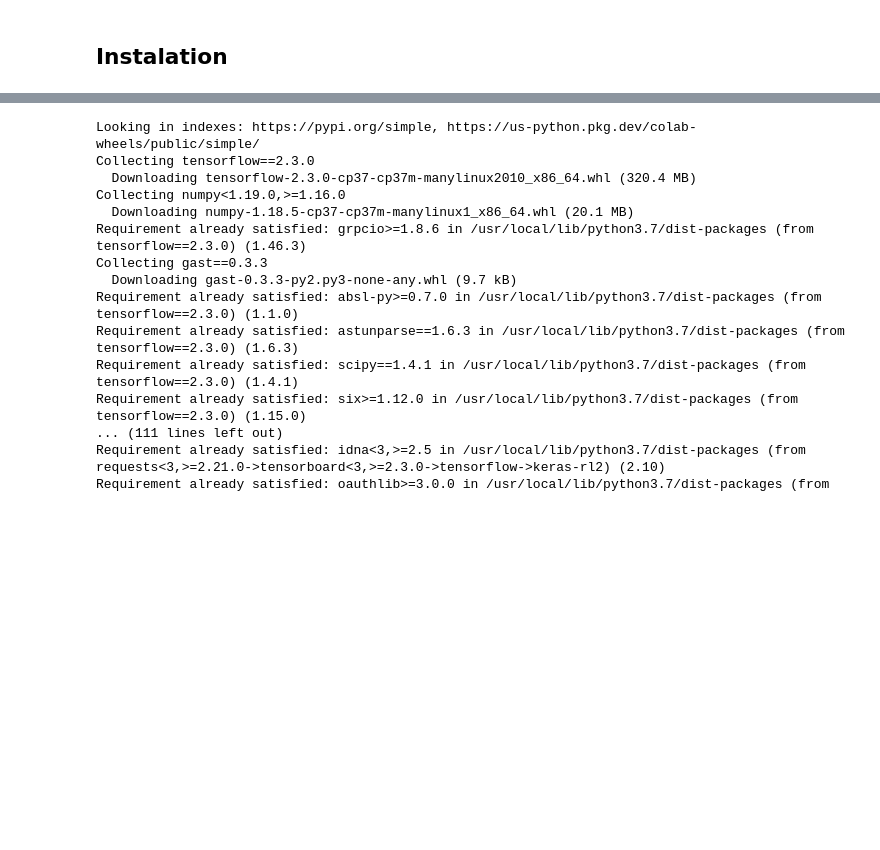
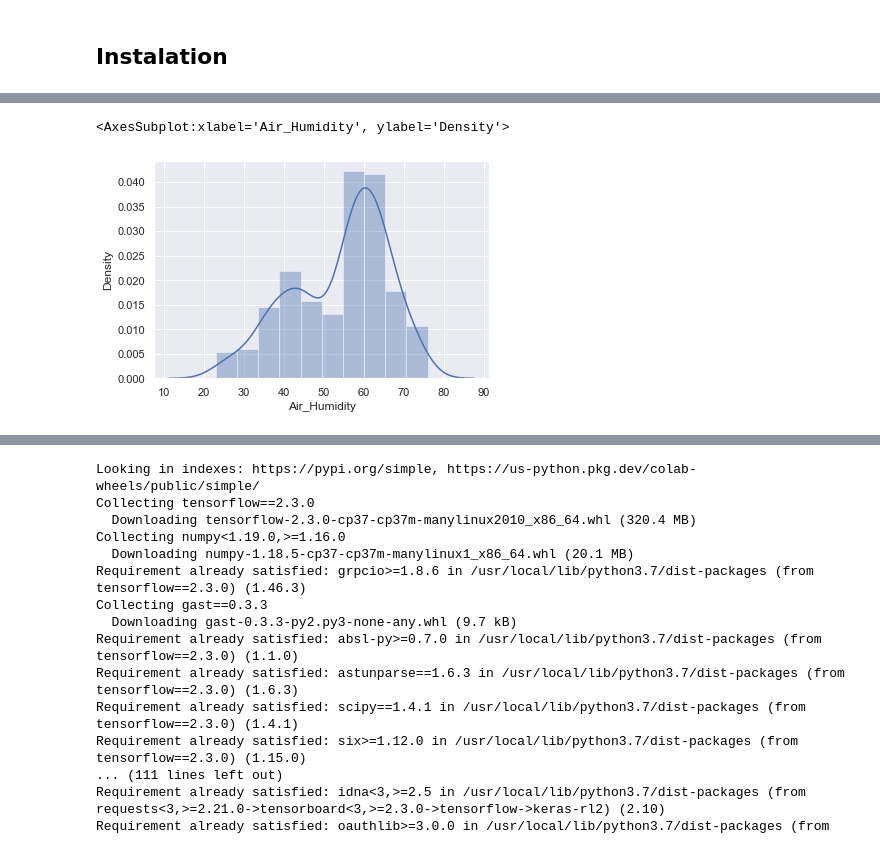
Before and after one commit to oussema321/Reinforcement-learning-for-water-irrigation, a Jupyter notebook: waterirrigation.ipynb, the cells around one changed output, grey strips where cells are left out. Drawn from its saved outputs; the diff is of its cells as text; code cells hidden in the pictures; blank space fills up the shorter version.

```diff
--- a/waterirrigation.ipynb
+++ b/waterirrigation.ipynb
@@ -2,0 +102,5 @@
+# %%
+sns.distplot(df['Air_Humidity'])
+# %% [output]
+<AxesSubplot:xlabel='Air_Humidity', ylabel='Density'>
+[figure, added]
```
Also changed, not shown: parts of 31 cells of this notebook.
